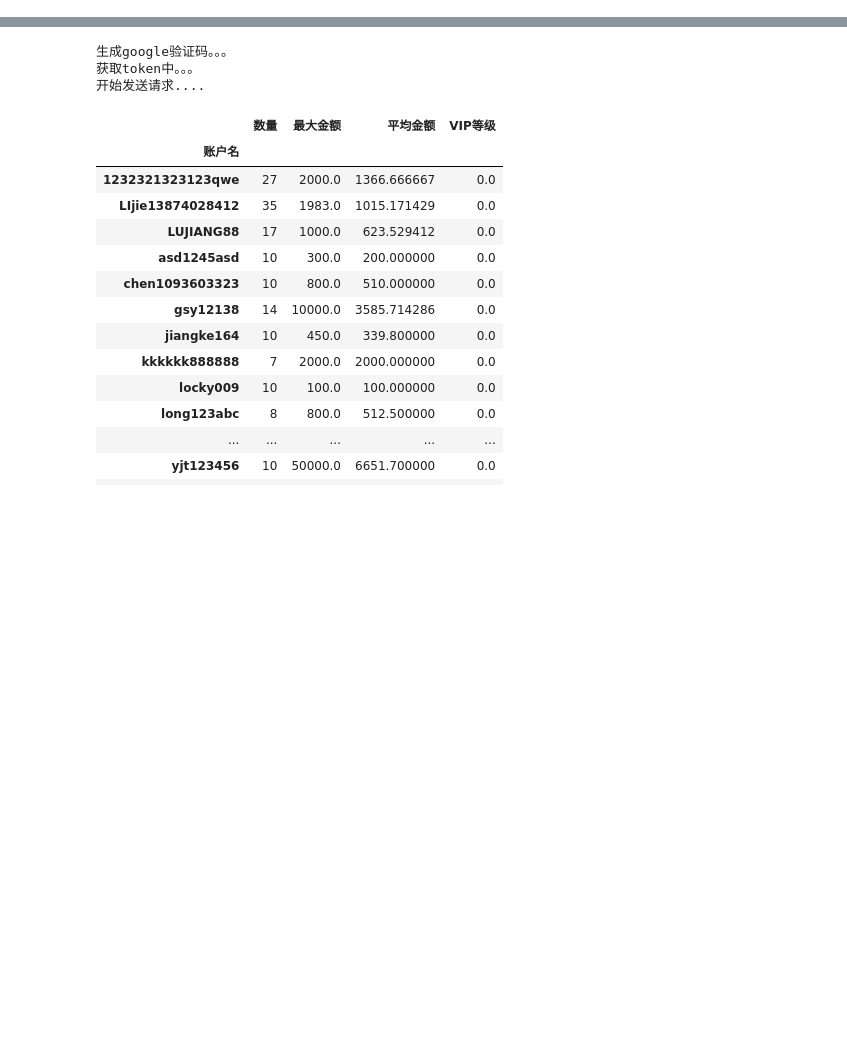
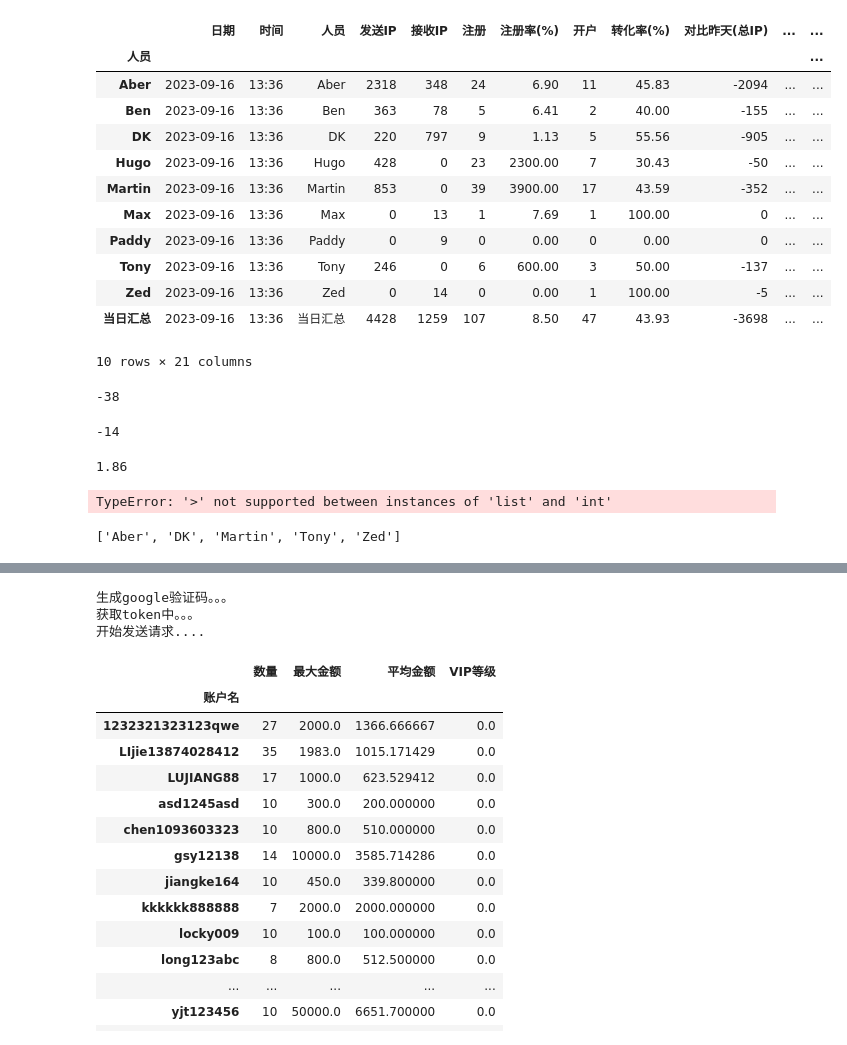
Before and after one commit to Marquis0065/project202308285, a Jupyter notebook: Bsport/TEST_/充值拉单test/test912.ipynb, the cells around one changed output, grey strips where cells are left out. Drawn from its saved outputs; the diff is of its cells as text; code cells hidden in the pictures; blank space fills up the shorter version.

```diff
--- a/Bsport/TEST_/充值拉单test/test912.ipynb
+++ b/Bsport/TEST_/充值拉单test/test912.ipynb
@@ -0,0 +456,37 @@
+# %%
+shuju
+# %% [output]
+|  | 日期 | 时间 | 人员 | 发送IP | 接收IP | 注册 | 注册率(%) | 开户 | 转化率(%) | 对比昨天(总IP) | ... | ... |
+| 人员 |  |  |  |  |  |  |  |  |  |  |  | ... |
+| Aber | 2023-09-16 | 13:36 | Aber | 2318 | 348 | 24 | 6.90 | 11 | 45.83 | -2094 | ... | ... |
+| Ben | 2023-09-16 | 13:36 | Ben | 363 | 78 | 5 | 6.41 | 2 | 40.00 | -155 | ... | ... |
+| DK | 2023-09-16 | 13:36 | DK | 220 | 797 | 9 | 1.13 | 5 | 55.56 | -905 | ... | ... |
+| Hugo | 2023-09-16 | 13:36 | Hugo | 428 | 0 | 23 | 2300.00 | 7 | 30.43 | -50 | ... | ... |
+| Martin | 2023-09-16 | 13:36 | Martin | 853 | 0 | 39 | 3900.00 | 17 | 43.59 | -352 | ... | ... |
+| Max | 2023-09-16 | 13:36 | Max | 0 | 13 | 1 | 7.69 | 1 | 100.00 | 0 | ... | ... |
+| Paddy | 2023-09-16 | 13:36 | Paddy | 0 | 9 | 0 | 0.00 | 0 | 0.00 | 0 | ... | ... |
+| Tony | 2023-09-16 | 13:36 | Tony | 246 | 0 | 6 | 600.00 | 3 | 50.00 | -137 | ... | ... |
+| Zed | 2023-09-16 | 13:36 | Zed | 0 | 14 | 0 | 0.00 | 1 | 100.00 | -5 | ... | ... |
+| 当日汇总 | 2023-09-16 | 13:36 | 当日汇总 | 4428 | 1259 | 107 | 8.50 | 47 | 43.93 | -3698 | ... | ... |
+10 rows × 21 columns
+# %%
+aip_7 = list(shuju[:-1].loc[shuju['对比前7天均值(总IP)']<-99,:].index)
+rip_7 = list(shuju[:-1].loc[shuju['对比前7天均值(接收IP)']<-99,:].index)
+zhuce_7 = list(shuju[:-1].loc[shuju['对比前7天均值(总注册)']<-4,:].index)
+acc_7 = list(shuju[:-1].loc[shuju['对比前7天均值(总开户)']<-4,:].index)
+zhuanhuali = list(shuju[:-1].loc[shuju[:-1]["转化率(%)"]<30,:]["人员"])
+d_zhuce = int(shuju.loc["当日汇总","注册"]-be_data.loc[be_data["人员"]=="当日汇总","注册"].values[0])
+d_acc = int(shuju.loc["当日汇总","开户"]-be_data.loc[be_data["人员"]=="当日汇总","开户"].values[0])
+d_zhuanhua = round(shuju.loc["当日汇总","转化率(%)"]-be_data.loc[be_data["人员"]=="当日汇总","转化率(%)"].values[0],2)
+# %% [output]
+-38
+-14
+1.86
+# %%
+aip_7>0
+# %% [output]
+TypeError: '>' not supported between instances of 'list' and 'int'
+# %%
+[i.strip("'") for i in aip_7]
+# %% [output]
+['Aber', 'DK', 'Martin', 'Tony', 'Zed']
```
Also changed, not shown: parts of 5 cells of this notebook, 9 other files.
